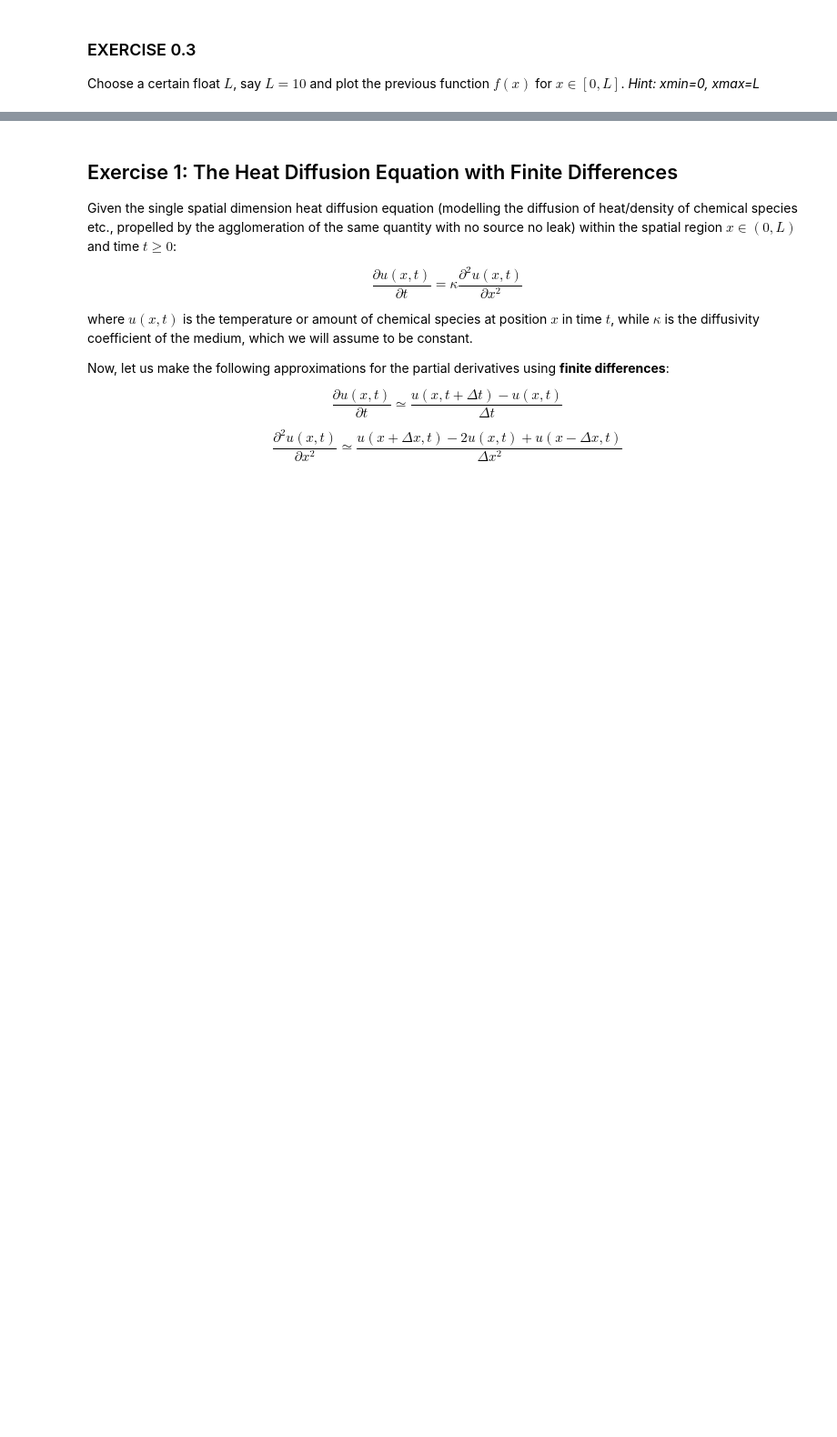
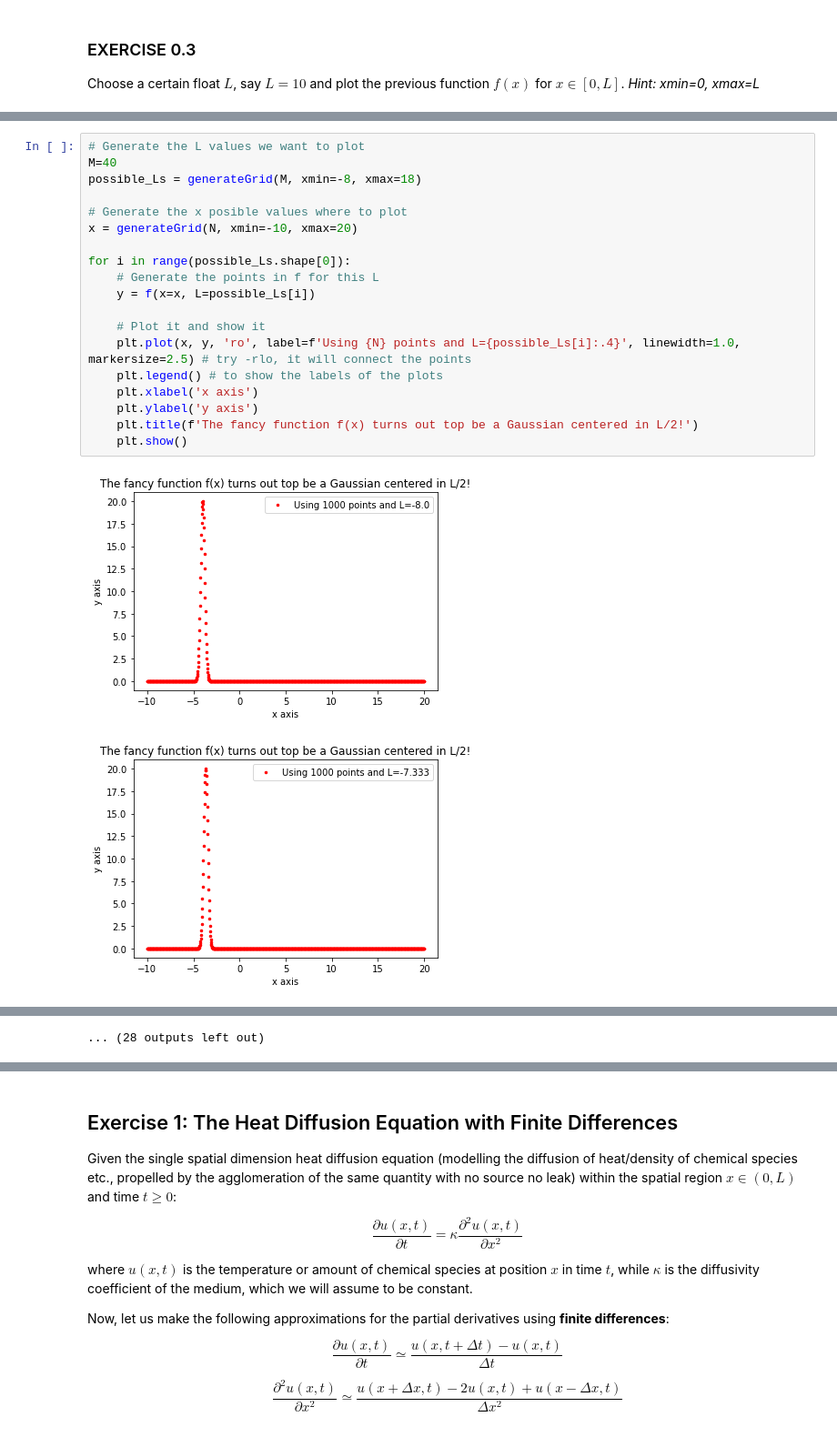
Before and after one commit to LLACorp/Python-Course-for-Scientific-Programming, a Jupyter notebook: EXERCISES/Exercises_Lecture_04.ipynb, the cells around one changed output, grey strips where cells are left out. Shown at 91% size. Cells and saved outputs as stored; diff of their text form; blank space fills up the shorter version.

```diff
--- a/EXERCISES/Exercises_Lecture_04.ipynb
+++ b/EXERCISES/Exercises_Lecture_04.ipynb
@@ -23,0 +81,22 @@ You could do this in the same plot, certainly it will be a mess. You could do it
+# %%
+# Generate the L values we want to plot
+M=40
+possible_Ls = generateGrid(M, xmin=-8, xmax=18)
+
+# Generate the x posible values where to plot
+x = generateGrid(N, xmin=-10, xmax=20)
+
+for i in range(possible_Ls.shape[0]):
+    # Generate the points in f for this L
+    y = f(x=x, L=possible_Ls[i])
+
+    # Plot it and show it
+    plt.plot(x, y, 'ro', label=f'Using {N} points and L={possible_Ls[i]:.4}', linewidth=1.0, markersize=2.5) # try -rlo, it will connect the points
+    plt.legend() # to show the labels of the plots
+    plt.xlabel('x axis')
+    plt.ylabel('y axis')
+    plt.title(f'The fancy function f(x) turns out top be a Gaussian centered in L/2!')
+    plt.show()
+# %% [output]
+[figure, added]
+[figure, added]
@@ -24,3 +113,4 @@ You could do this in the same plot, certainly it will be a mess. You could do it
+... (28 outputs left out)
 # %% [markdown]
 ### EXERCISE 0.5
 
```
Also changed, not shown: parts of 11 cells of this notebook, 1 other file.
